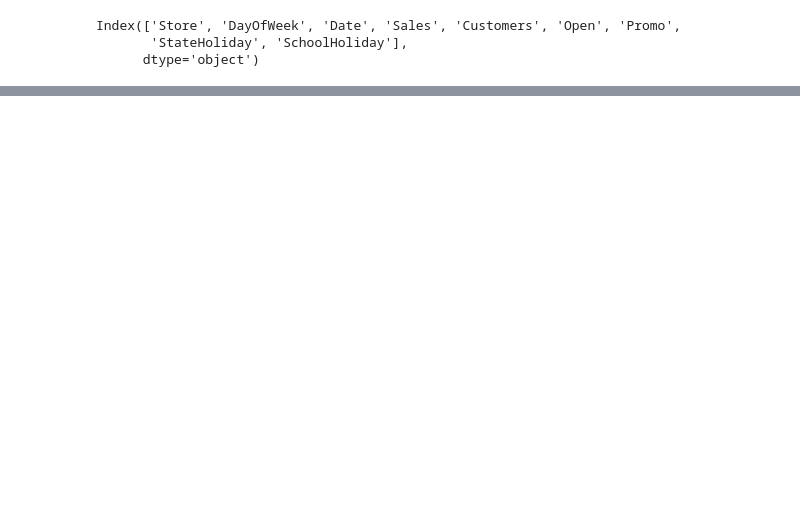
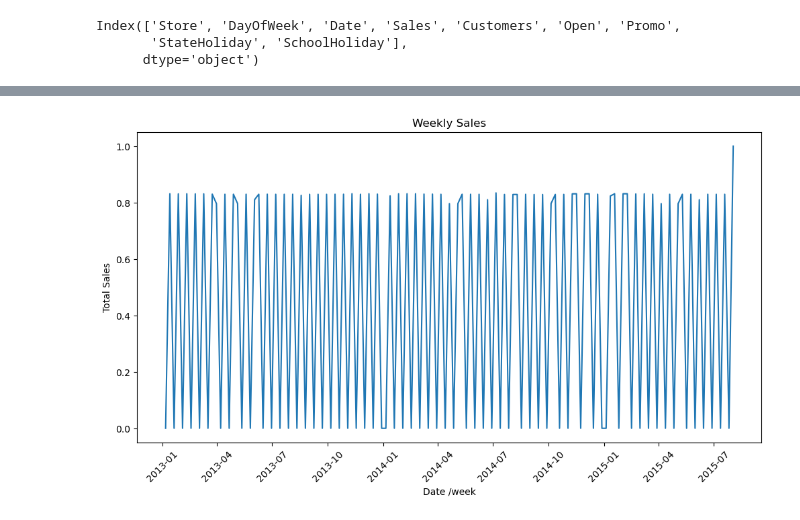
Before and after one commit to diegoferra5/Marketing-Mix-Modeling, a Jupyter notebook: notebooks/test.ipynb, the cells around one changed output, grey strips where cells are left out. Drawn from its saved outputs; the diff is of its cells as text; code cells hidden in the pictures; blank space fills up the shorter version.

```diff
--- a/notebooks/test.ipynb
+++ b/notebooks/test.ipynb
@@ -51,0 +191,3 @@ Index(['Store', 'DayOfWeek', 'Date', 'Sales', 'Customers', 'Open', 'Promo',
+# %%
+promos_weekly= sample_data.groupby(pd.Grouper(key="Date", freq="W"))["Promo"].mean().reset_index()
+promos_weekly.head()
@@ -51,0 +201,23 @@ Index(['Store', 'DayOfWeek', 'Date', 'Sales', 'Customers', 'Open', 'Promo',
+# %%
+# Data
+x= promos_weekly["Date"]
+y= promos_weekly["Promo"]
+
+# Plot
+plt.figure(figsize=(12,6))
+plt.plot(x,y)
+
+#Labels
+
+plt.xlabel("Date /week")
+plt.ylabel("Total Sales")
+plt.title("Weekly Sales")
+plt.xticks(rotation=45)
+
+
+
+
+
+plt.show()
+# %% [output]
+[figure, added]
```
Also changed, not shown: parts of 18 cells of this notebook.
